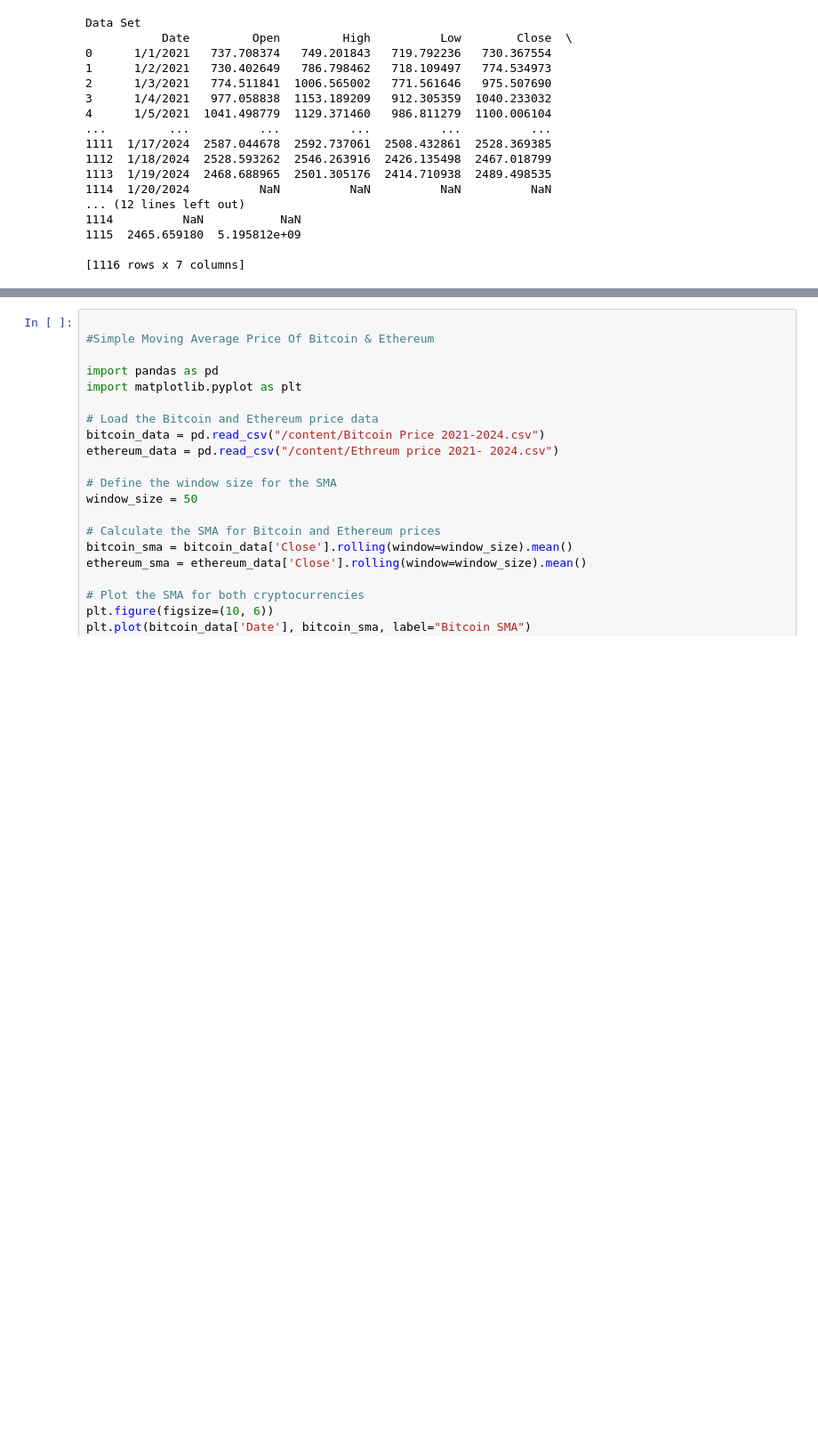
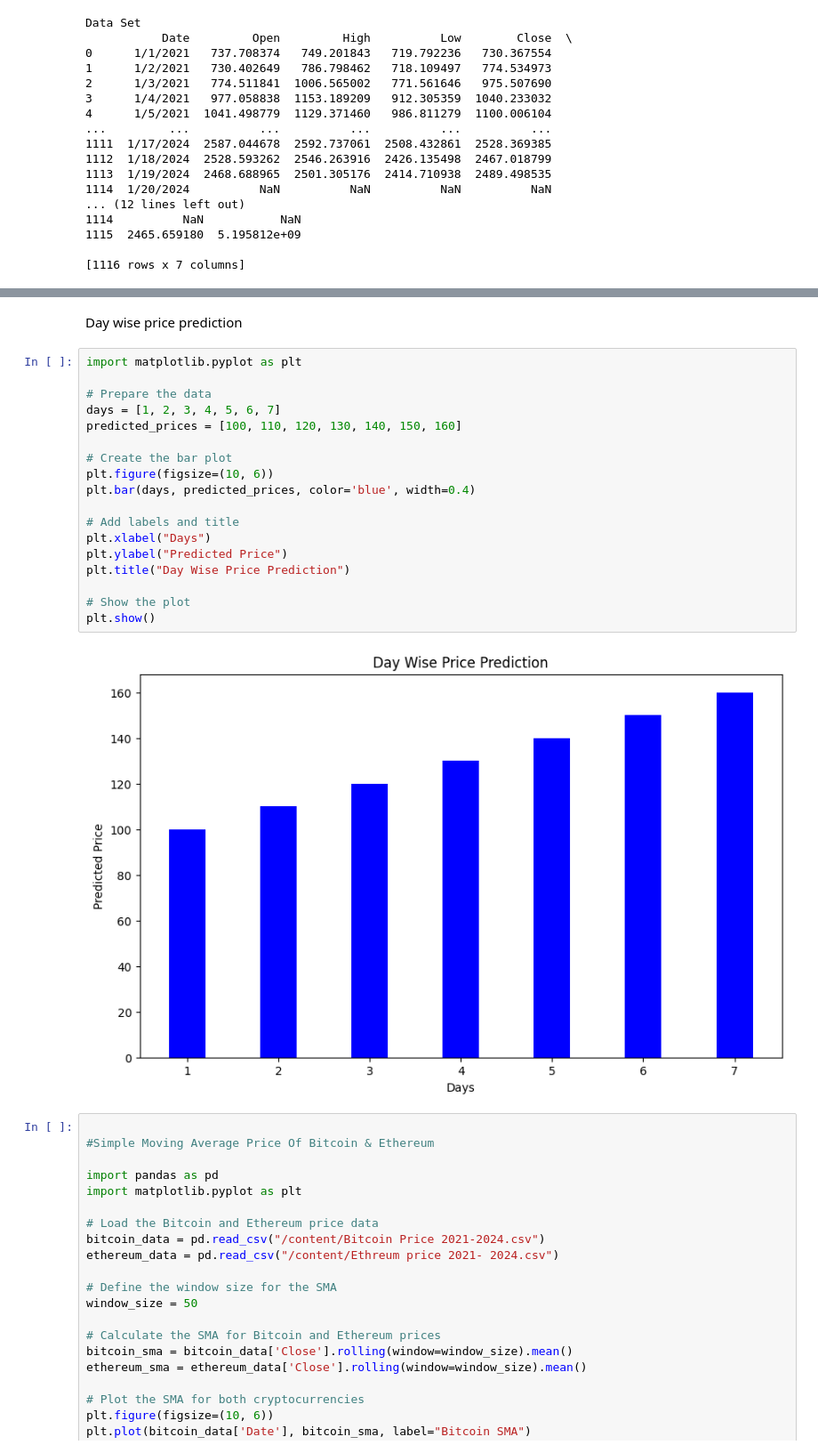
Before and after one commit to Jayanth-88/Jayanth-88, a Jupyter notebook: Bitcoin_&_ethereum_price_.ipynb, the cells around one changed output, grey strips where cells are left out. Shown at 89% size. Cells and saved outputs as stored; diff of their text form; blank space fills up the shorter version.

```diff
--- a/Bitcoin_&_ethereum_price_.ipynb
+++ b/Bitcoin_&_ethereum_price_.ipynb
@@ -138,3 +38,25 @@ fig.show()
+# %% [markdown]
+ Day wise price prediction
+# %%
+import matplotlib.pyplot as plt
+
+# Prepare the data
+days = [1, 2, 3, 4, 5, 6, 7]
+predicted_prices = [100, 110, 120, 130, 140, 150, 160]
+
+# Create the bar plot
+plt.figure(figsize=(10, 6))
+plt.bar(days, predicted_prices, color='blue', width=0.4)
+
+# Add labels and title
+plt.xlabel("Days")
+plt.ylabel("Predicted Price")
+plt.title("Day Wise Price Prediction")
+
+# Show the plot
+plt.show()
+# %% [output]
+[figure, added]
 # %%
 
 #Simple Moving Average Price Of Bitcoin & Ethereum
```
Also changed, not shown: parts of 36 cells of this notebook.
